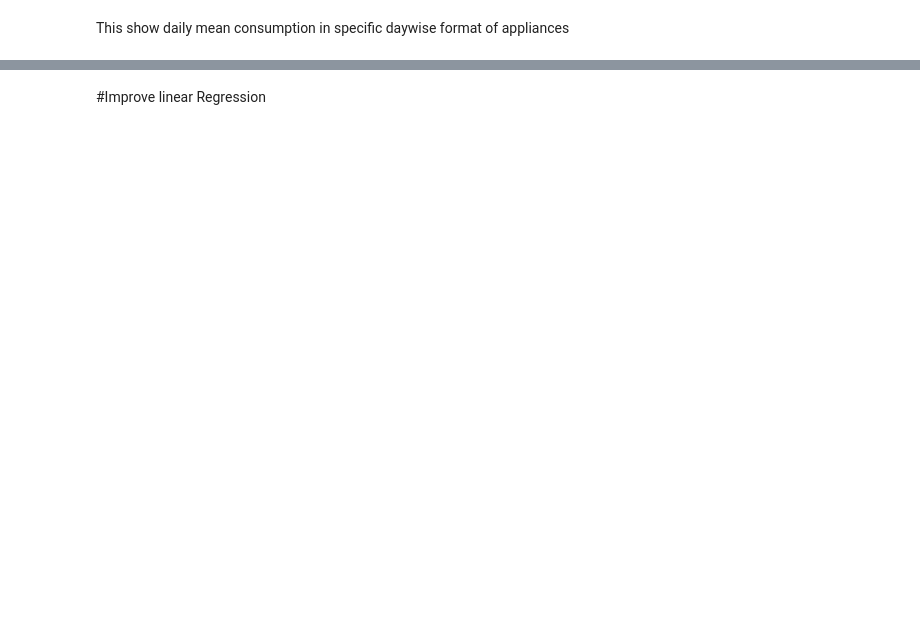
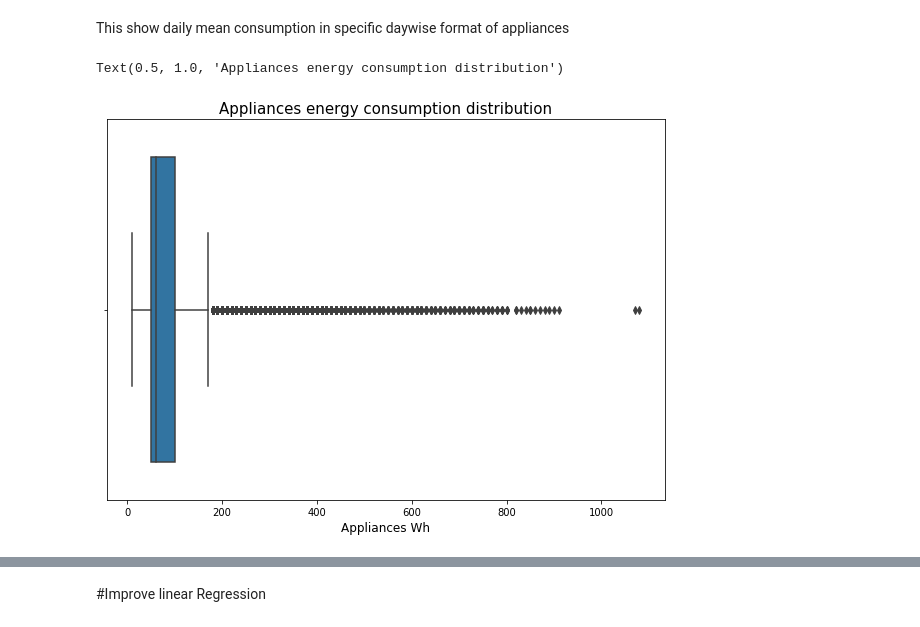
Before and after one commit to KapilNarayanSingh/Appliance-Energy-Prediction, a Jupyter notebook: Appliance_energy_prediction.ipynb, the cells around one changed output, grey strips where cells are left out. Saved outputs shown, nothing was run; the diff lists cells and outputs as text; code cells hidden in the pictures; blank space fills up the shorter version.

```diff
--- a/Appliance_energy_prediction.ipynb
+++ b/Appliance_energy_prediction.ipynb
@@ -243,2 +234,10 @@ plt.xticks(ticks, labels);
 # %% [markdown]
 This show daily mean consumption in specific daywise format of appliances
+# %%
+plt.figure(figsize=(10,7))
+sns.boxplot(x="Appliances", data=raw_data)
+plt.xlabel('Appliances Wh', fontsize=12)
+plt.title("Appliances energy consumption distribution", fontsize=15)
+# %% [output]
+Text(0.5, 1.0, 'Appliances energy consumption distribution')
+[figure, added]
```
Also changed, not shown: parts of 11 cells of this notebook.
